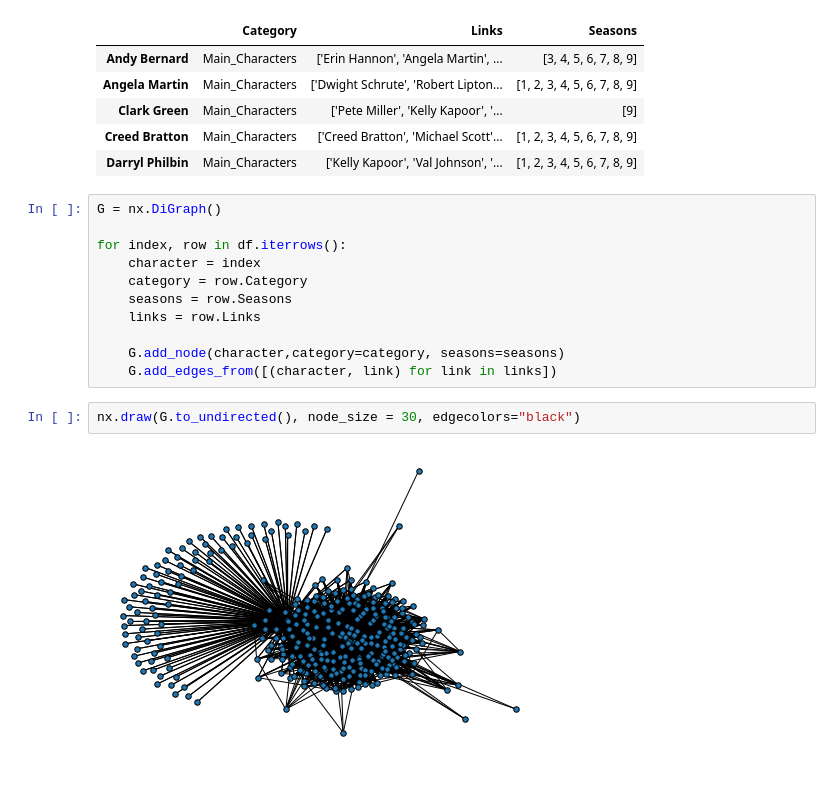
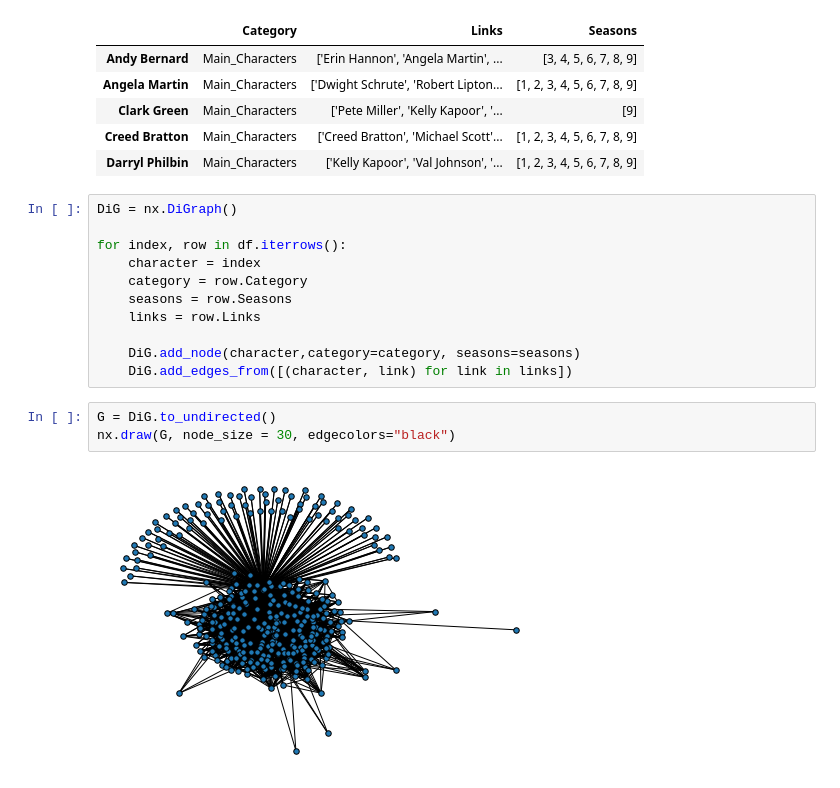
Before and after one commit to nklingen/SocialGraphsProject, a Jupyter notebook: Network_analysis.ipynb, the cells around one changed output. Drawn from its saved outputs; the diff is of its cells as text.

```diff
--- a/Network_analysis.ipynb
+++ b/Network_analysis.ipynb
@@ -16,7 +16,7 @@ df.head()
 | Creed Bratton | Main_Characters | ['Creed Bratton', 'Michael Scott'... | [1, 2, 3, 4, 5, 6, 7, 8, 9] |
 | Darryl Philbin | Main_Characters | ['Kelly Kapoor', 'Val Johnson', '... | [1, 2, 3, 4, 5, 6, 7, 8, 9] |
 # %%
-G = nx.DiGraph()
+DiG = nx.DiGraph()
 
 for index, row in df.iterrows():
     character = index
@@ -24,9 +24,10 @@ for index, row in df.iterrows():
     seasons = row.Seasons
     links = row.Links
 
-    G.add_node(character,category=category, seasons=seasons)
-    G.add_edges_from([(character, link) for link in links])
+    DiG.add_node(character,category=category, seasons=seasons)
+    DiG.add_edges_from([(character, link) for link in links])
 # %%
-nx.draw(G.to_undirected(), node_size = 30, edgecolors="black")
+G = DiG.to_undirected()
+nx.draw(G, node_size = 30, edgecolors="black")
 # %% [output]
-[figure, old version]
+[figure, new version]
```
Also changed, not shown: parts of 1 cell of this notebook.
